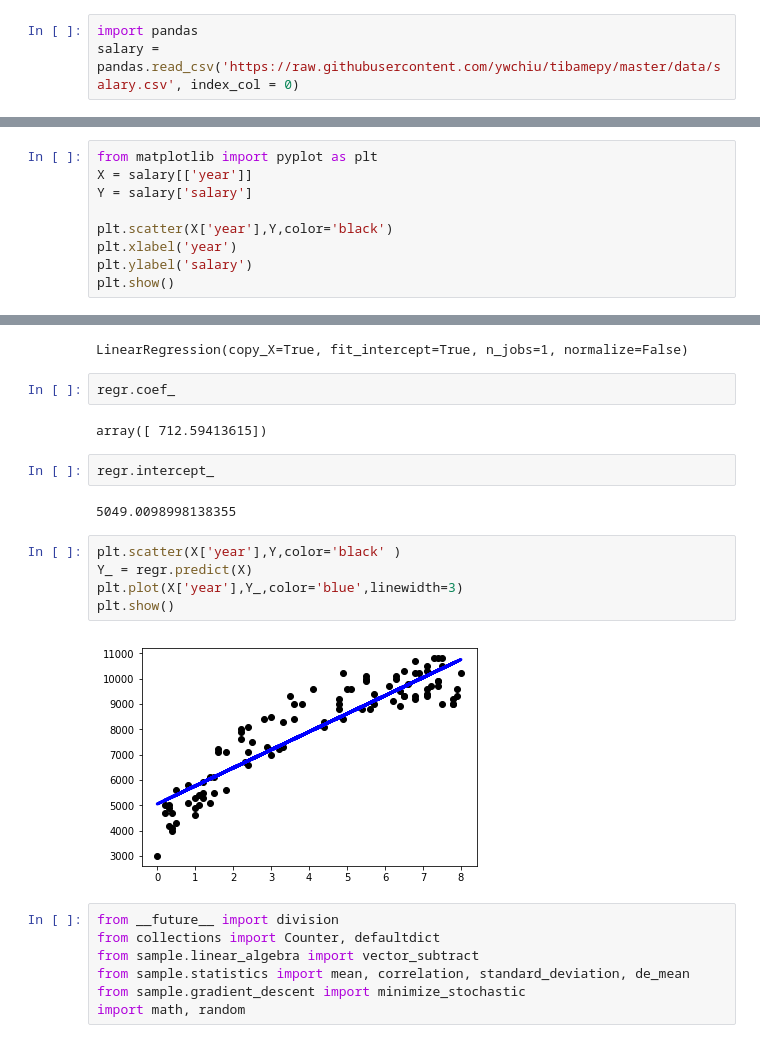
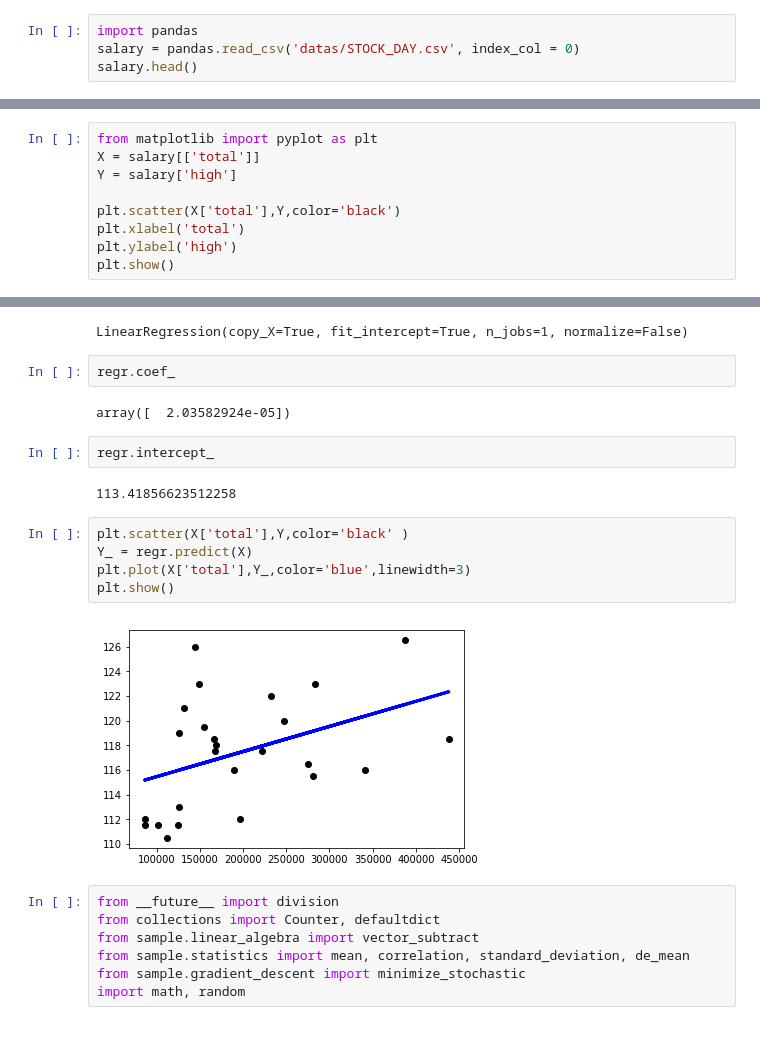
Before and after one commit to EDAriR/Data_Science_from_Scratch, a Jupyter notebook: Ch14 Simple Linear Regression Code.ipynb, the cells around one changed output, grey strips where cells are left out. Drawn from its saved outputs; the diff is of its cells as text.

Commit message:
add data

```diff
--- a/Ch14 Simple Linear Regression Code.ipynb
+++ b/Ch14 Simple Linear Regression Code.ipynb
@@ -1,3 +1,4 @@
 # %%
 import pandas
-salary = pandas.read_csv('https://raw.githubusercontent.com/ywchiu/tibamepy/master/data/salary.csv', index_col = 0)
+salary = pandas.read_csv('datas/STOCK_DAY.csv', index_col = 0)
+salary.head()
@@ -11,10 +20,10 @@ Populating the interactive namespace from numpy and matplotlib
 # %%
 from matplotlib import pyplot as plt
-X = salary[['year']]
-Y = salary['salary']
+X = salary[['total']]
+Y = salary['high']
 
-plt.scatter(X['year'],Y,color='black')
-plt.xlabel('year')
-plt.ylabel('salary')
+plt.scatter(X['total'],Y,color='black')
+plt.xlabel('total')
+plt.ylabel('high')
 plt.show()
 # %% [output]
@@ -29,18 +38,18 @@ LinearRegression(copy_X=True, fit_intercept=True, n_jobs=1, normalize=False)
 # %%
 regr.coef_
 # %% [output]
-array([ 712.59413615])
+array([  2.03582924e-05])
 # %%
 regr.intercept_
 # %% [output]
-5049.0098998138355
+113.41856623512258
 # %%
-plt.scatter(X['year'],Y,color='black' )
+plt.scatter(X['total'],Y,color='black' )
 Y_ = regr.predict(X)
-plt.plot(X['year'],Y_,color='blue',linewidth=3)
+plt.plot(X['total'],Y_,color='blue',linewidth=3)
 plt.show()
 # %% [output]
-[figure, old version]
+[figure, new version]
 # %%
 from __future__ import division
 from collections import Counter, defaultdict
```
Also changed, not shown: parts of 3 cells of this notebook, 2 other files.
